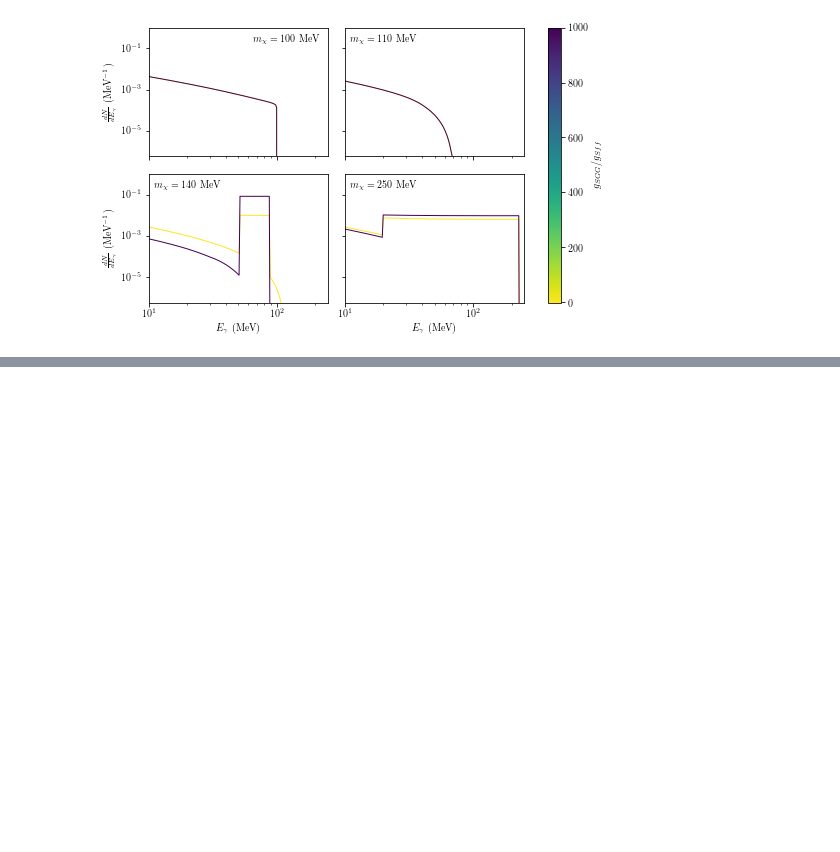
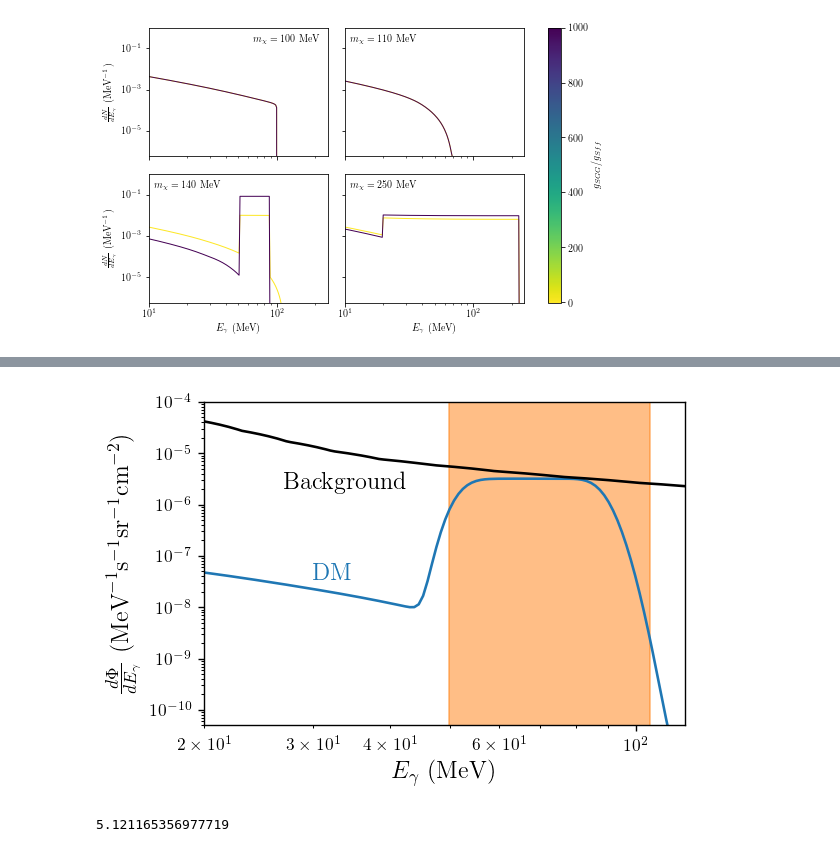
Before and after one commit to LoganAMorrison/Hazma, a Jupyter notebook: tutorials/scalar_mediator_spectra.ipynb, the cells around one changed output, grey strips where cells are left out. Cells and saved outputs as stored; diff of their text form; code cells hidden in the pictures; blank space fills up the shorter version.

```diff
--- a/tutorials/scalar_mediator_spectra.ipynb
+++ b/tutorials/scalar_mediator_spectra.ipynb
@@ -279,0 +342,10 @@ fig.colorbar(m, ax=axes.ravel().tolist()).set_label(r"$g_{SGG} / g_{Sff}$")
+# %%
+sm_args = {"mx": 140., "ms": 1000., "gsxx": 1.,
+           "gsff": 1., "gsGG": 1., "gsFF": 1.}
+sm = ScalarMediator(**sm_args)
+
+vx_mw = 1.0e-3  # approximate Milky Way velocity dispersion
+e_cm = 2.*sm.mx * (1. + 0.5 * vx_mw**2)
+
+e_gam_min, e_gam_max, n_e_gams = 5., 300., 250
+e_gams = np.logspace(np.log10(e_gam_min), np.log10(e_gam_max), n_e_gams)
@@ -279,0 +360,24 @@ fig.colorbar(m, ax=axes.ravel().tolist()).set_label(r"$g_{SGG} / g_{Sff}$")
+# %%
+dnde_det = sm.get_detected_spectrum(e_gam_min, e_gam_max,
+                                    e_cm, energy_res=energy_res_comptel)
+plt.loglog(e_gams, coeff*dnde_det(e_gams))
+
+plt.fill_betweenx([1e-20, 1e5], 49.88, 105.52,
+                  alpha=0.5,
+                  color=list(plt.rcParams["axes.prop_cycle"])[1]["color"])
+
+plt.loglog(e_gams, gc_bg_model.dPhi_dEdOmega(e_gams), 'k')
+
+plt.text(2.7e1, 2e-6, "Background", fontsize=14)
+plt.text(3e1, 3.3e-10, r"DM", color=colors[0], fontsize=14)
+
+plt.xlim(20, 120)
+plt.ylim(5e-11, 1e-4)
+plt.tick_params(axis='both', which='both', labelsize=10)
+plt.ylabel(r"$\frac{d\Phi}{dE_\gamma}$ ($\mathrm{MeV}^{-1}\mathrm{s}^{-1}\mathrm{sr}^{-1}\mathrm{cm}^{-2}$)", fontsize=14)
+plt.xlabel(r"$E_\gamma$ (MeV)", fontsize=14)
+###
+plt.tight_layout()  # remove some of the space between plots
+plt.savefig("/Users/acoogan/Dropbox/Physics/Thesis/figures/hazma_figures/unbinned_lim_normed.pdf")
+# %% [output]
+[figure, added]
@@ -279,0 +387,8 @@ fig.colorbar(m, ax=axes.ravel().tolist()).set_label(r"$g_{SGG} / g_{Sff}$")
+# %%
+dm_interp = interp1d(e_gams, coeff*dnde_det(e_gams))
+
+quad(dm_interp, 49.88, 105.52)[0] / \
+    np.sqrt(quad(gc_bg_model.dPhi_dEdOmega, 49.88, 105.52)[0]) * \
+    np.sqrt(1e3 * 24.*365*60*60 * gc_target.dOmega)
+# %% [output]
+5.121165356977719
```
Also changed, not shown: parts of 10 cells of this notebook, 36 other files.
